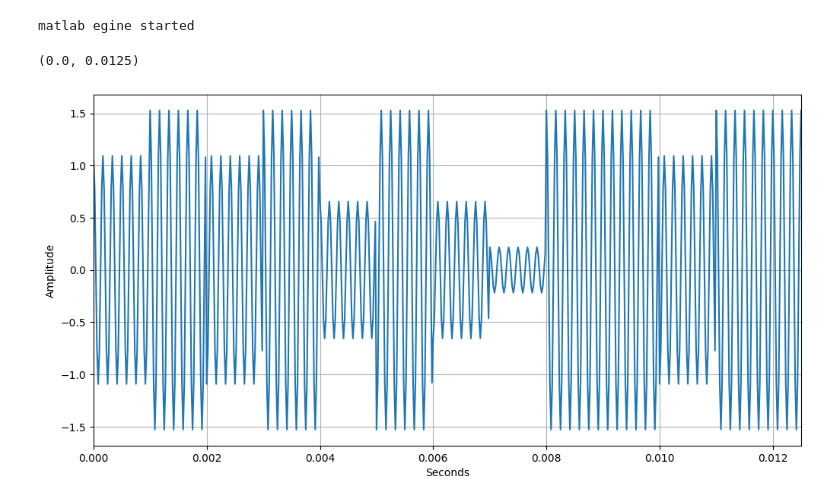
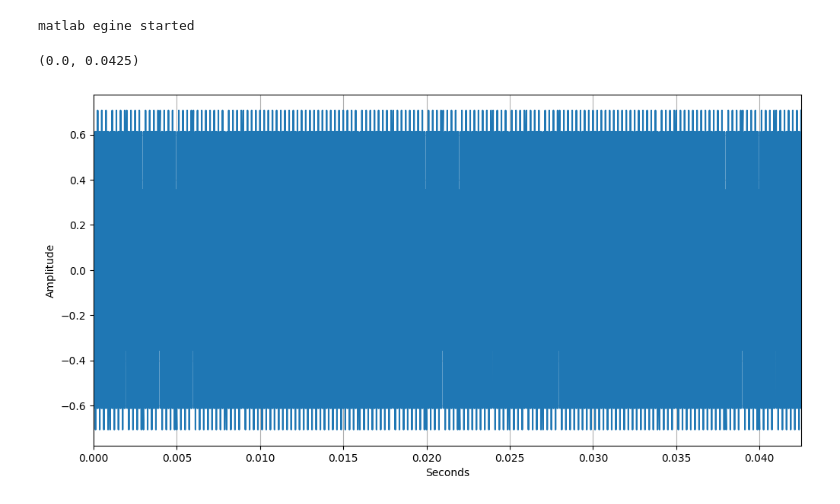
Before and after one commit to smadan755/FH11_RFML, a Jupyter notebook: gui/waveform_functions/waveforms_test.ipynb, the cells around one changed output. Saved outputs shown, nothing was run; the diff lists cells and outputs as text; code cells hidden in the pictures.

```diff
--- a/gui/waveform_functions/waveforms_test.ipynb
+++ b/gui/waveform_functions/waveforms_test.ipynb
@@ -14,8 +14,8 @@ eng.addpath(f"C:\\Users\\madan\\FH11_RFML\\gui\\waveform_functions", nargout=0)
 # %%
 fs = 48e3
 Tsymb = 1e-3
-fc = 6e3
-M = 8.0
+fc = 20e3
+M = 4.0
 Var = 1.0
 
 sps = fs*Tsymb
@@ -23,7 +23,7 @@ Nsymb = 2048
 
 output_len = Nsymb*sps
 # %%
-data = eng.pam_gui(output_len, fs, Tsymb, fc, M, Var)
+data = eng.mqam_gui(output_len, fs, Tsymb, fc, M)
 data = np.array(data).flatten()
 
 T = len(data)/fs
@@ -32,10 +32,10 @@ t = np.linspace(0,T,len(data))
 # %%
 plt.figure(figsize=(12,6))
 plt.plot(t,data)
 plt.grid(True)
 plt.xlabel("Seconds")
 plt.ylabel("Amplitude")
-plt.xlim([0,0.0125])
+plt.xlim([0,0.0425])
 # %% [output]
-(0.0, 0.0125)
+(0.0, 0.0425)
-[figure, old version]
+[figure, new version]
```
Also changed, not shown: parts of 2 cells of this notebook, 4 other files.
